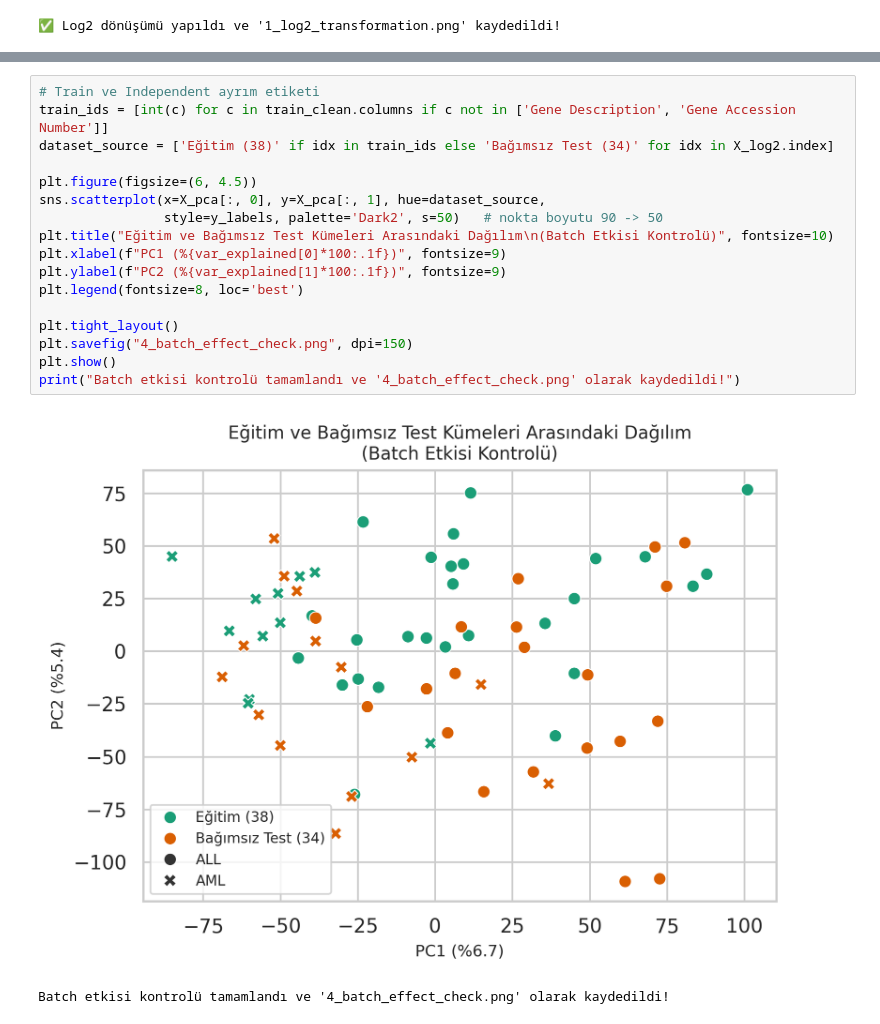
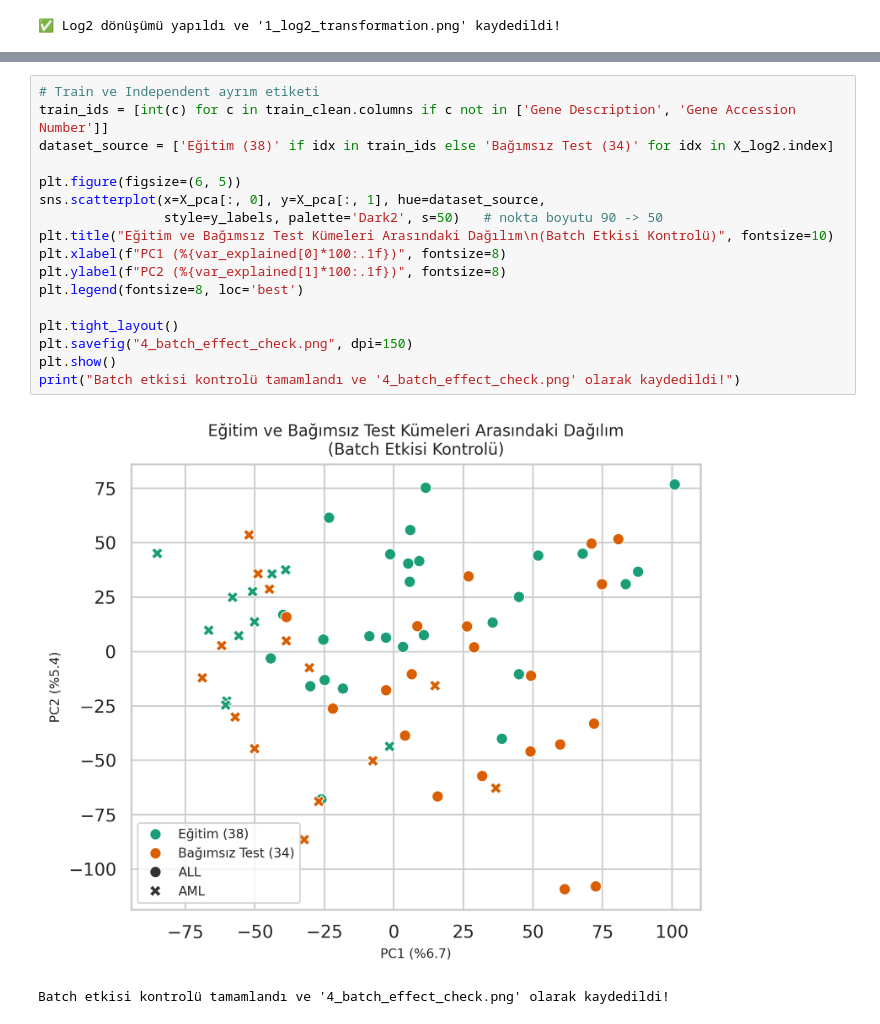
Before and after one commit to sharakhaplan/All-Aml-Leukemia-Subtype-Classification-Using-Gene-Expression-Data, a Jupyter notebook: Classification_of_ALL_and_AML.ipynb, the cells around one changed output, grey strips where cells are left out. Saved outputs shown, nothing was run; the diff lists cells and outputs as text.

```diff
--- a/Classification_of_ALL_and_AML.ipynb
+++ b/Classification_of_ALL_and_AML.ipynb
@@ -187,20 +188,20 @@ Heatmap grafiği '3_top30_genes_heatmap.png' olarak kaydedildi!
 # %%
 # Train ve Independent ayrım etiketi
 train_ids = [int(c) for c in train_clean.columns if c not in ['Gene Description', 'Gene Accession Number']]
 dataset_source = ['Eğitim (38)' if idx in train_ids else 'Bağımsız Test (34)' for idx in X_log2.index]
 
-plt.figure(figsize=(6, 4.5))
+plt.figure(figsize=(6, 5))
 sns.scatterplot(x=X_pca[:, 0], y=X_pca[:, 1], hue=dataset_source,
                 style=y_labels, palette='Dark2', s=50)   # nokta boyutu 90 -> 50
 plt.title("Eğitim ve Bağımsız Test Kümeleri Arasındaki Dağılım\n(Batch Etkisi Kontrolü)", fontsize=10)
-plt.xlabel(f"PC1 (%{var_explained[0]*100:.1f})", fontsize=9)
-plt.ylabel(f"PC2 (%{var_explained[1]*100:.1f})", fontsize=9)
+plt.xlabel(f"PC1 (%{var_explained[0]*100:.1f})", fontsize=8)
+plt.ylabel(f"PC2 (%{var_explained[1]*100:.1f})", fontsize=8)
 plt.legend(fontsize=8, loc='best')
 
 plt.tight_layout()
 plt.savefig("4_batch_effect_check.png", dpi=150)
 plt.show()
 print("Batch etkisi kontrolü tamamlandı ve '4_batch_effect_check.png' olarak kaydedildi!")
 # %% [output]
-[figure, old version]
+[figure, new version]
 Batch etkisi kontrolü tamamlandı ve '4_batch_effect_check.png' olarak kaydedildi!
```
Also changed, not shown: parts of 2 cells of this notebook.
